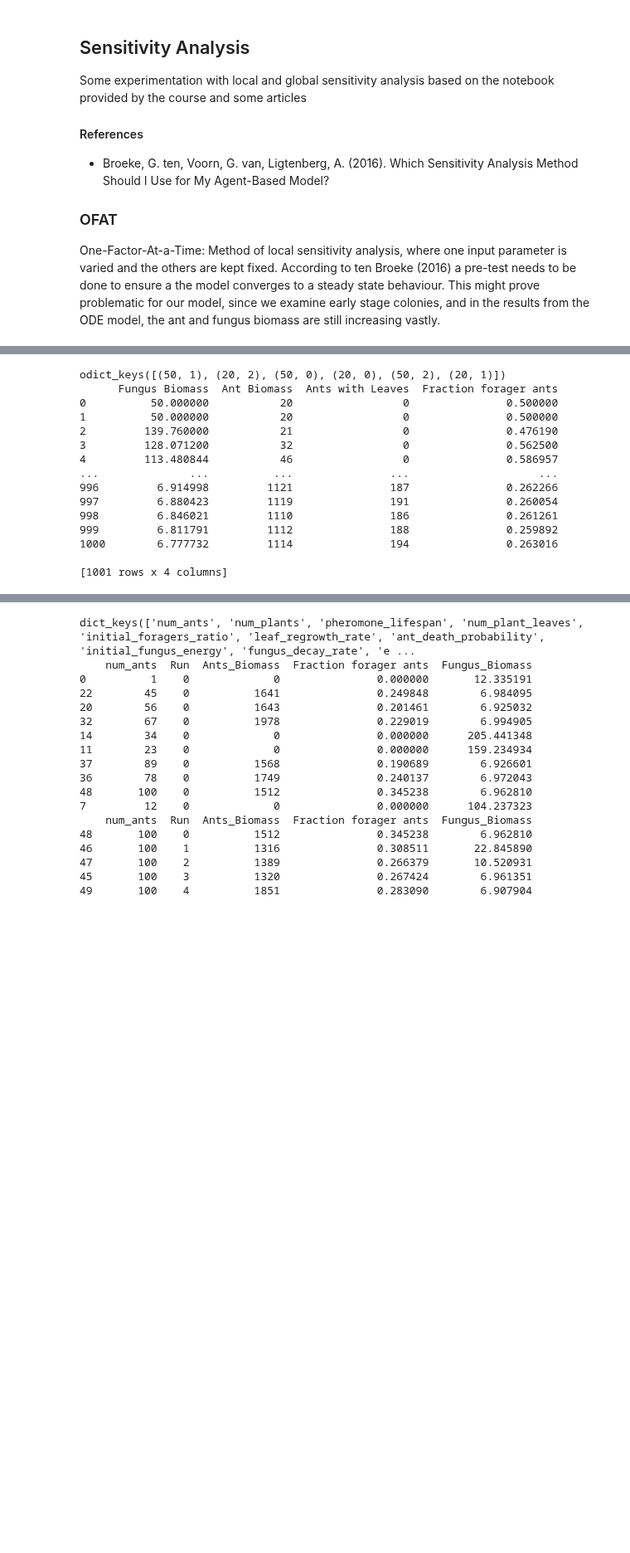
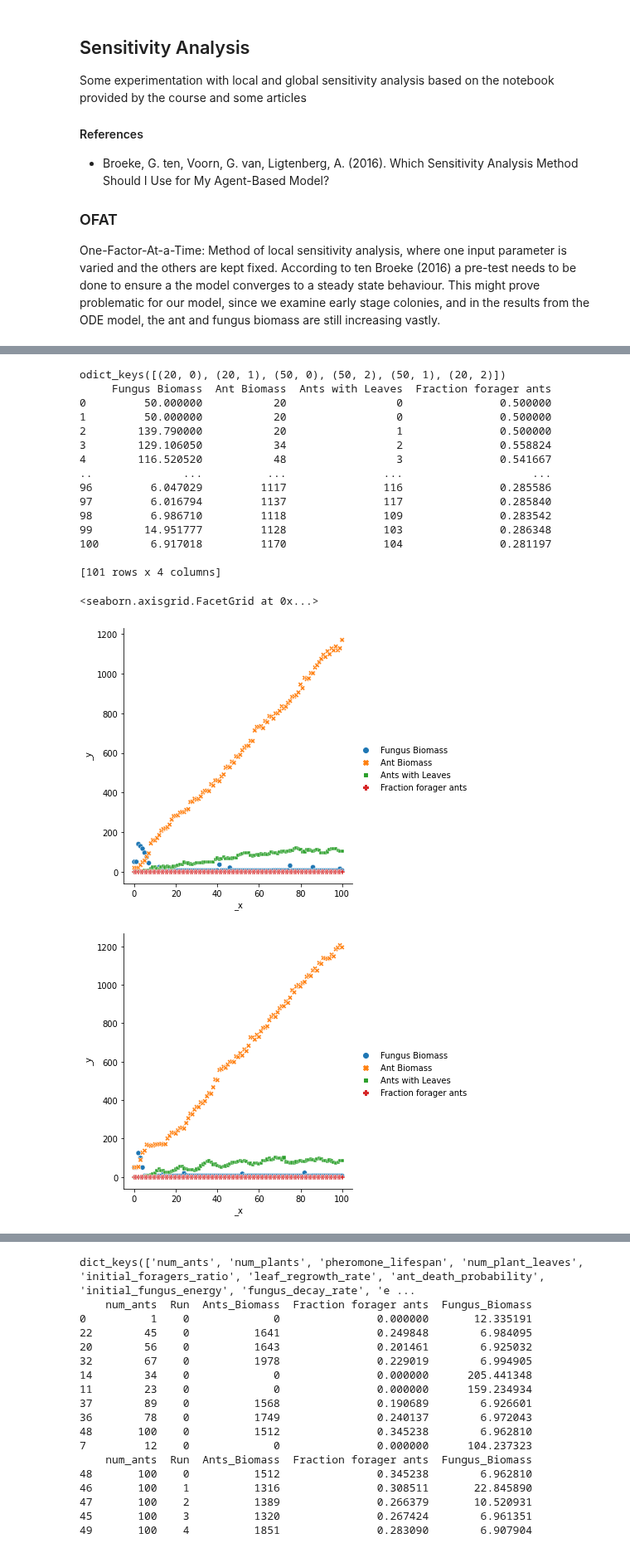
Before and after one commit to Maloup/leafcutter-ants-fungi-mutualism-abm, a Jupyter notebook: SA-experimentation.ipynb, the cells around one changed output, grey strips where cells are left out. Shown at 83% size. Drawn from its saved outputs; the diff is of its cells as text; code cells hidden in the pictures; blank space fills up the shorter version.

```diff
--- a/SA-experimentation.ipynb
+++ b/SA-experimentation.ipynb
@@ -82,27 +82,30 @@ BatchRunner MP will use 8 processors.
 # %%
-# data_collection = batch.get_collector_model()
-# print(data_collection.keys())
+data_collection = batch.get_collector_model()
+print(data_collection.keys())
 
-# # every key - value pair (nr_ants, repetition_number) contains a single model run
-# print(data_collection[(20,1)])
-# # sns.relplot(data=data_collection[(20,1)])
-# # sns.relplot(data=data_collection[(50,1)])
+# every key - value pair (nr_ants, repetition_number) contains a single model run
+print(data_collection[(20,1)])
+sns.relplot(data=data_collection[(20,1)])
+sns.relplot(data=data_collection[(50,1)])
 # %% [output]
-odict_keys([(50, 1), (20, 2), (50, 0), (20, 0), (50, 2), (20, 1)])
-      Fungus Biomass  Ant Biomass  Ants with Leaves  Fraction forager ants
-0          50.000000           20                 0               0.500000
-1          50.000000           20                 0               0.500000
-2         139.760000           21                 0               0.476190
-3         128.071200           32                 0               0.562500
-4         113.480844           46                 0               0.586957
-...              ...          ...               ...                    ...
-996         6.914998         1121               187               0.262266
-997         6.880423         1119               191               0.260054
-998         6.846021         1110               186               0.261261
-999         6.811791         1112               188               0.259892
-1000        6.777732         1114               194               0.263016
+odict_keys([(20, 0), (20, 1), (50, 0), (50, 2), (50, 1), (20, 2)])
+     Fungus Biomass  Ant Biomass  Ants with Leaves  Fraction forager ants
+0         50.000000           20                 0               0.500000
+1         50.000000           20                 0               0.500000
+2        139.790000           20                 1               0.500000
+3        129.106050           34                 2               0.558824
+4        116.520520           48                 3               0.541667
+..              ...          ...               ...                    ...
+96         6.047029         1117               116               0.285586
+97         6.016794         1137               117               0.285840
+98         6.986710         1118               109               0.283542
+99        14.951777         1128               103               0.286348
+100        6.917018         1170               104               0.281197
 
-[1001 rows x 4 columns]
+[101 rows x 4 columns]
+<seaborn.axisgrid.FacetGrid at 0x...>
+[figure, added]
+[figure, added]
 # %%
 """
 Code based on the sensitivity analysis notebook
```
Also changed, not shown: parts of 3 cells of this notebook.
